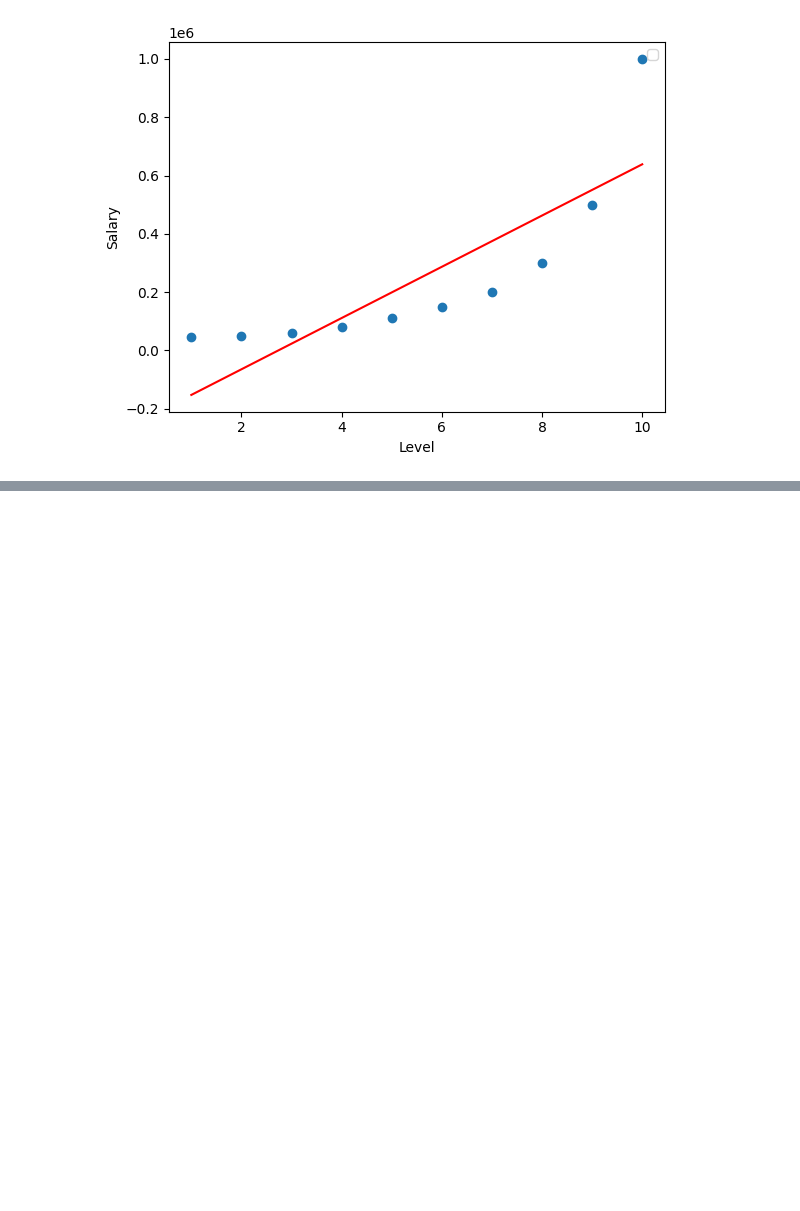
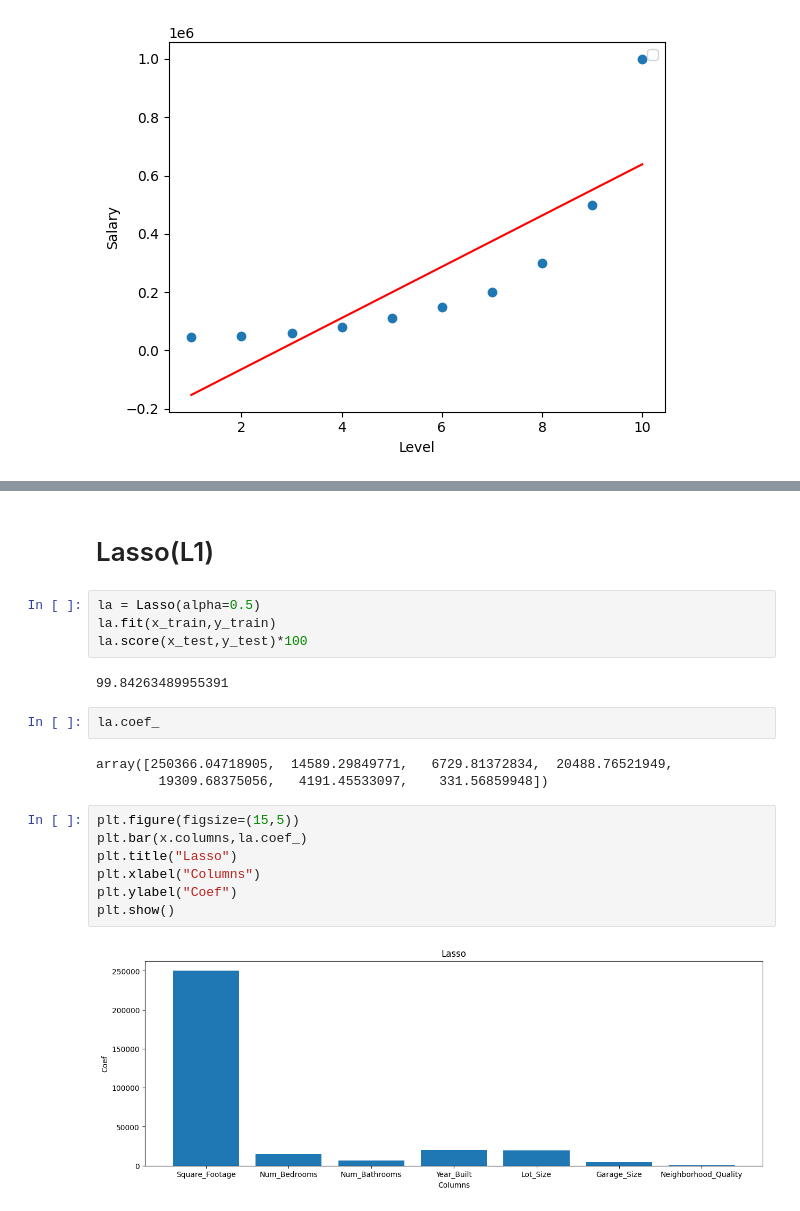
Before and after one commit to jaskiratbudhmaan-ship-it/LocalRepo, a Jupyter notebook: Machine_Learning2.ipynb, the cells around one changed output, grey strips where cells are left out. Drawn from its saved outputs; the diff is of its cells as text; blank space fills up the shorter version.

```diff
--- a/Machine_Learning2.ipynb
+++ b/Machine_Learning2.ipynb
@@ -160,0 +222,22 @@ See: https://matplotlib.org/stable/users/explain/axes/legend_guide.html#controll
+# %% [markdown]
+# Lasso(L1)
+# %%
+la = Lasso(alpha=0.5)
+la.fit(x_train,y_train)
+la.score(x_test,y_test)*100
+# %% [output]
+99.84263489955391
+# %%
+la.coef_
+# %% [output]
+array([250366.04718905,  14589.29849771,   6729.81372834,  20488.76521949,
+        19309.68375056,   4191.45533097,    331.56859948])
+# %%
+plt.figure(figsize=(15,5))
+plt.bar(x.columns,la.coef_)
+plt.title("Lasso")
+plt.xlabel("Columns")
+plt.ylabel("Coef")
+plt.show()
+# %% [output]
+[figure, added]
```
Also changed, not shown: parts of 27 cells of this notebook.
